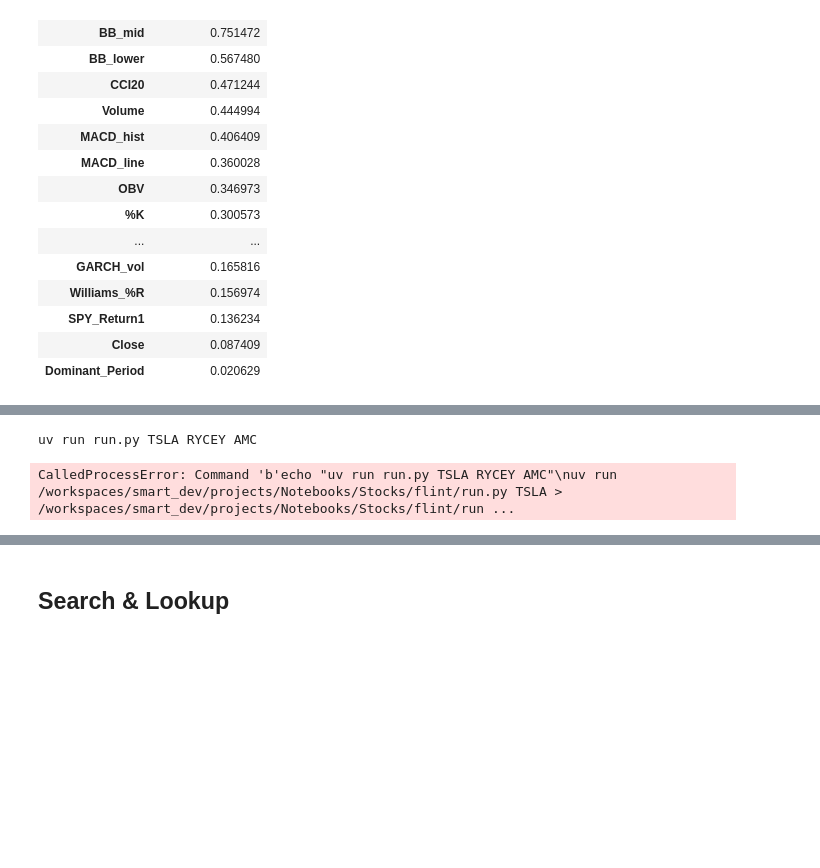
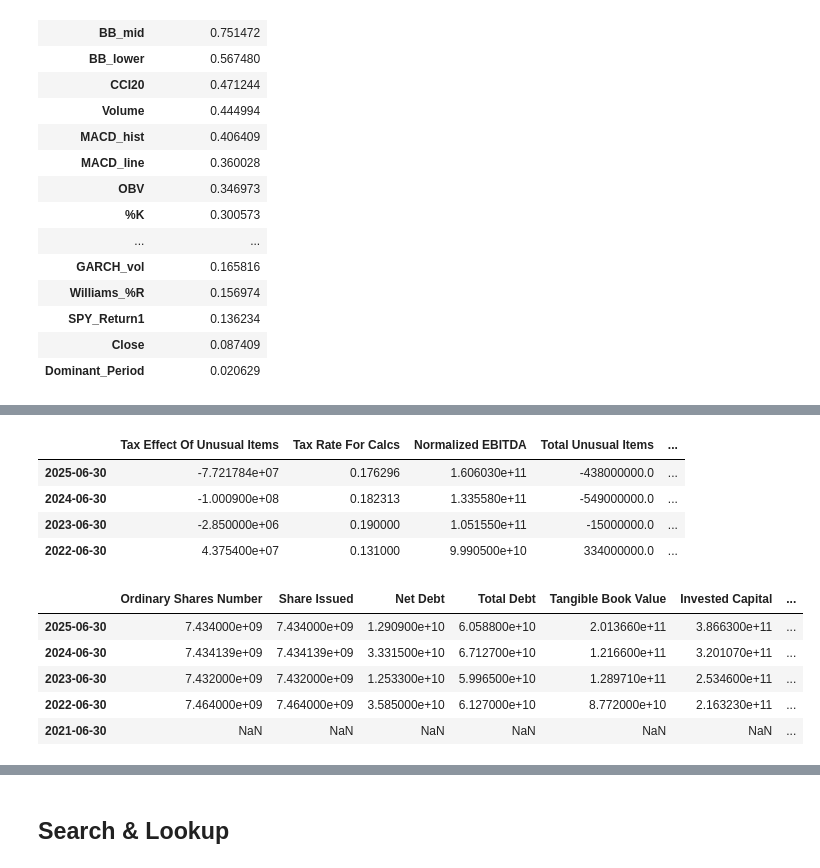
Before and after one commit to cmlpolymath/Notebooks, a Jupyter notebook: Stocks/stock_algo.ipynb, the cells around one changed output, grey strips where cells are left out. Cells and saved outputs as stored; diff of their text form; code cells hidden in the pictures; blank space fills up the shorter version.

```diff
--- a/Stocks/stock_algo.ipynb
+++ b/Stocks/stock_algo.ipynb
@@ -1318,10 +1410,25 @@ fig2.show()
-# %%
-%%bash
-echo "uv run run.py TSLA RYCEY AMC"
-uv run /workspaces/smart_dev/projects/Notebooks/Stocks/flint/run.py TSLA > /workspaces/smart_dev/projects/Notebooks/Stocks/flint/run_results.txt 2>&1
-# %% [output]
-uv run run.py TSLA RYCEY AMC
-CalledProcessError: Command 'b'echo "uv run run.py TSLA RYCEY AMC"\nuv run /workspaces/smart_dev/projects/Notebooks/Stocks/flint/run.py TSLA > /workspaces/smart_dev/projects/Notebooks/Stocks/flint/run ...
+# %%
+import yfinance as yf
+tkr = yf.Ticker("MSFT")
+income_statement = tkr.financials
+balance_sheet = tkr.balance_sheet
+# %%
+income_statement = income_statement.T
+balance_sheet = balance_sheet.T
+display(income_statement)
+display(balance_sheet)
+# %% [output]
+|  | Tax Effect Of Unusual Items | Tax Rate For Calcs | Normalized EBITDA | Total Unusual Items | ... |
+| 2025-06-30 | -7.721784e+07 | 0.176296 | 1.606030e+11 | -438000000.0 | ... |
+| 2024-06-30 | -1.000900e+08 | 0.182313 | 1.335580e+11 | -549000000.0 | ... |
+| 2023-06-30 | -2.850000e+06 | 0.190000 | 1.051550e+11 | -15000000.0 | ... |
+| 2022-06-30 | 4.375400e+07 | 0.131000 | 9.990500e+10 | 334000000.0 | ... |
+|  | Ordinary Shares Number | Share Issued | Net Debt | Total Debt | Tangible Book Value | Invested Capital | ... |
+| 2025-06-30 | 7.434000e+09 | 7.434000e+09 | 1.290900e+10 | 6.058800e+10 | 2.013660e+11 | 3.866300e+11 | ... |
+| 2024-06-30 | 7.434139e+09 | 7.434139e+09 | 3.331500e+10 | 6.712700e+10 | 1.216600e+11 | 3.201070e+11 | ... |
+| 2023-06-30 | 7.432000e+09 | 7.432000e+09 | 1.253300e+10 | 5.996500e+10 | 1.289710e+11 | 2.534600e+11 | ... |
+| 2022-06-30 | 7.464000e+09 | 7.464000e+09 | 3.585000e+10 | 6.127000e+10 | 8.772000e+10 | 2.163230e+11 | ... |
+| 2021-06-30 | NaN | NaN | NaN | NaN | NaN | NaN | ... |
 # %%
 import yfinance as yf
 from datetime import date
```
Also changed, not shown: parts of 23 cells of this notebook, 24 other files.
